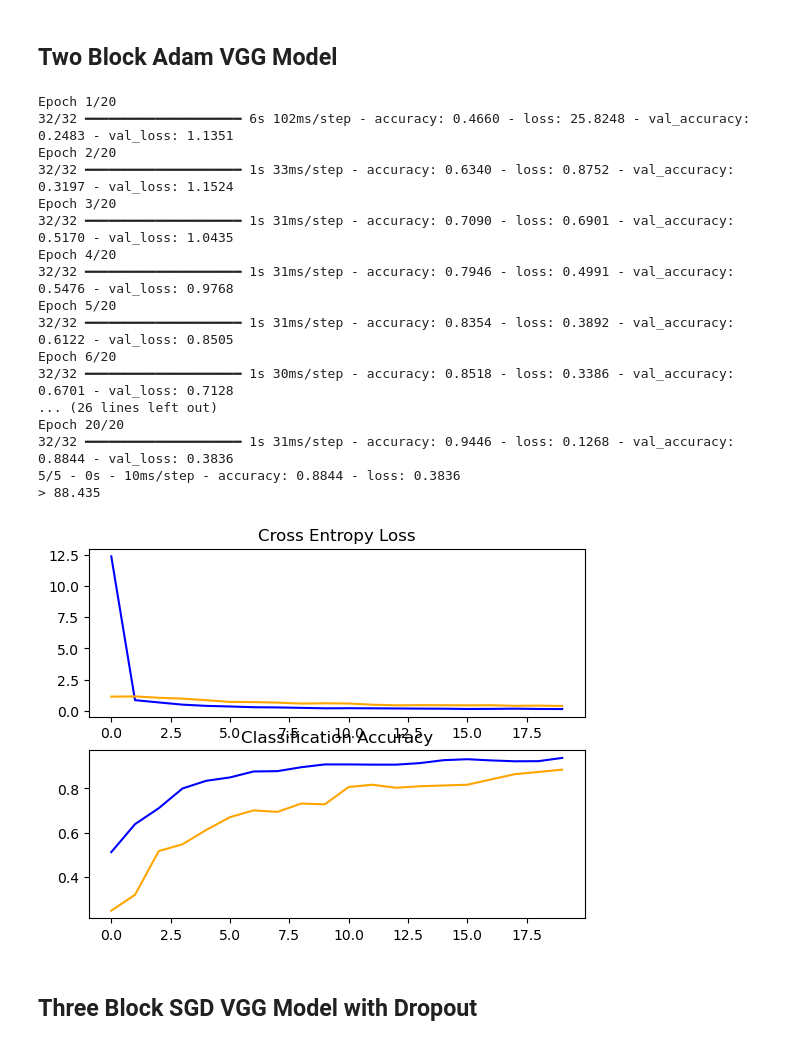
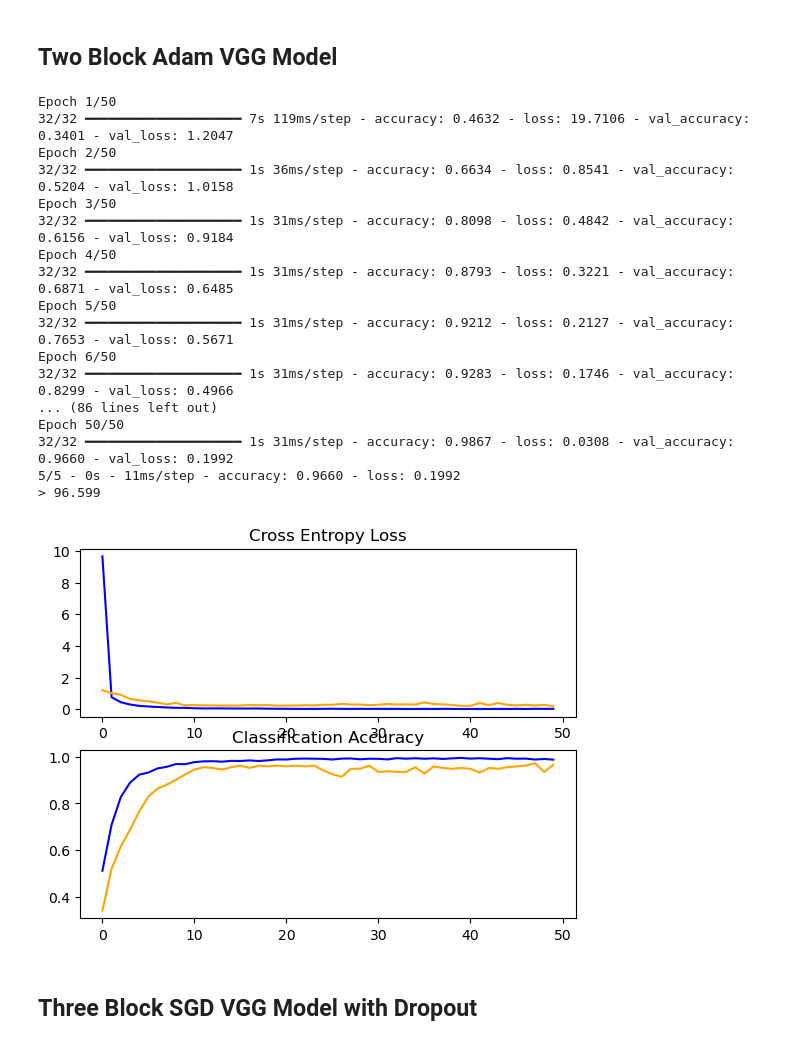
Before and after one commit to isaacbraun/data-analytics, a Jupyter notebook: final/final.ipynb, the cells around one changed output. Saved outputs shown, nothing was run; the diff lists cells and outputs as text; code cells hidden in the pictures.

```diff
--- a/final/final.ipynb
+++ b/final/final.ipynb
@@ -197,48 +205,48 @@ Epoch 20/20
 # %%
 def two_adam():
     model = Sequential([
         Rescaling(1./255),
 
     	Conv2D(32, (3, 3), activation='relu', kernel_initializer='he_uniform', padding='same'),
         MaxPooling2D((2, 2)),
         Dropout(0.2),
 
     	Conv2D(64, (3, 3), activation='relu', kernel_initializer='he_uniform', padding='same'),
         MaxPooling2D((2, 2)),
         Dropout(0.2),
 
         Flatten(),
         Dense(128, activation='relu'),
         Dropout(0.5),
         Dense(num_classes, activation=dense_activation)
     ])
 
     opt = Adam(learning_rate=0.001)
     # opt = SGD(learning_rate=0.001, momentum=0.9)
     model.compile(optimizer=opt, loss=SparseCategoricalCrossentropy, metrics=['accuracy'])
 
     return model
 
-two_adam_res = test_harness(two_adam(), 30)
+two_adam_res = test_harness(two_adam(), 50)
 # %% [output]
-Epoch 1/20
-32/32 ━━━━━━━━━━━━━━━━━━━━ 6s 102ms/step - accuracy: 0.4660 - loss: 25.8248 - val_accuracy: 0.2483 - val_loss: 1.1351
-Epoch 2/20
-32/32 ━━━━━━━━━━━━━━━━━━━━ 1s 33ms/step - accuracy: 0.6340 - loss: 0.8752 - val_accuracy: 0.3197 - val_loss: 1.1524
-Epoch 3/20
-32/32 ━━━━━━━━━━━━━━━━━━━━ 1s 31ms/step - accuracy: 0.7090 - loss: 0.6901 - val_accuracy: 0.5170 - val_loss: 1.0435
-Epoch 4/20
-32/32 ━━━━━━━━━━━━━━━━━━━━ 1s 31ms/step - accuracy: 0.7946 - loss: 0.4991 - val_accuracy: 0.5476 - val_loss: 0.9768
-Epoch 5/20
-32/32 ━━━━━━━━━━━━━━━━━━━━ 1s 31ms/step - accuracy: 0.8354 - loss: 0.3892 - val_accuracy: 0.6122 - val_loss: 0.8505
-Epoch 6/20
-32/32 ━━━━━━━━━━━━━━━━━━━━ 1s 30ms/step - accuracy: 0.8518 - loss: 0.3386 - val_accuracy: 0.6701 - val_loss: 0.7128
-... (26 lines left out)
-Epoch 20/20
-32/32 ━━━━━━━━━━━━━━━━━━━━ 1s 31ms/step - accuracy: 0.9446 - loss: 0.1268 - val_accuracy: 0.8844 - val_loss: 0.3836
-5/5 - 0s - 10ms/step - accuracy: 0.8844 - loss: 0.3836
-> 88.435
+Epoch 1/50
+32/32 ━━━━━━━━━━━━━━━━━━━━ 7s 119ms/step - accuracy: 0.4632 - loss: 19.7106 - val_accuracy: 0.3401 - val_loss: 1.2047
+Epoch 2/50
+32/32 ━━━━━━━━━━━━━━━━━━━━ 1s 36ms/step - accuracy: 0.6634 - loss: 0.8541 - val_accuracy: 0.5204 - val_loss: 1.0158
+Epoch 3/50
+32/32 ━━━━━━━━━━━━━━━━━━━━ 1s 31ms/step - accuracy: 0.8098 - loss: 0.4842 - val_accuracy: 0.6156 - val_loss: 0.9184
+Epoch 4/50
+32/32 ━━━━━━━━━━━━━━━━━━━━ 1s 31ms/step - accuracy: 0.8793 - loss: 0.3221 - val_accuracy: 0.6871 - val_loss: 0.6485
+Epoch 5/50
+32/32 ━━━━━━━━━━━━━━━━━━━━ 1s 31ms/step - accuracy: 0.9212 - loss: 0.2127 - val_accuracy: 0.7653 - val_loss: 0.5671
+Epoch 6/50
+32/32 ━━━━━━━━━━━━━━━━━━━━ 1s 31ms/step - accuracy: 0.9283 - loss: 0.1746 - val_accuracy: 0.8299 - val_loss: 0.4966
+... (86 lines left out)
+Epoch 50/50
+32/32 ━━━━━━━━━━━━━━━━━━━━ 1s 31ms/step - accuracy: 0.9867 - loss: 0.0308 - val_accuracy: 0.9660 - val_loss: 0.1992
+5/5 - 0s - 11ms/step - accuracy: 0.9660 - loss: 0.1992
+> 96.599
-[figure, old version]
+[figure, new version]
 # %% [markdown]
 ## Three Block SGD VGG Model with Dropout
 # %%
```
Also changed, not shown: parts of 11 cells of this notebook.
